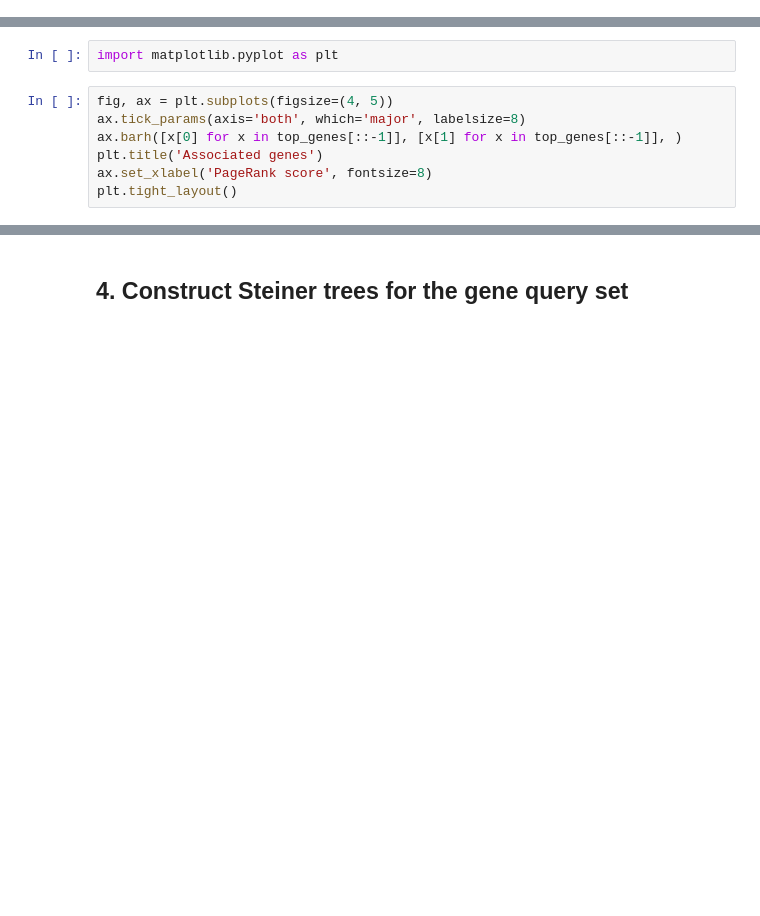
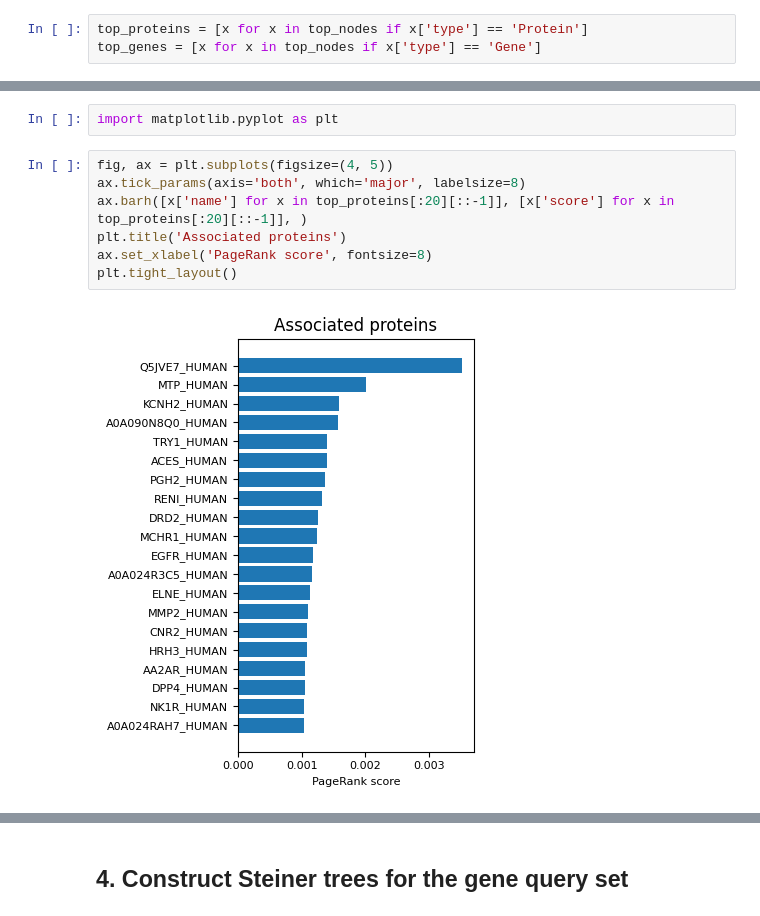
Before and after one commit to yjzhang/kg_feature_engineering, a Jupyter notebook: notebooks/Feature_Analysis.ipynb, the cells around one changed output, grey strips where cells are left out. Cells and saved outputs as stored; diff of their text form; blank space fills up the shorter version.

```diff
--- a/notebooks/Feature_Analysis.ipynb
+++ b/notebooks/Feature_Analysis.ipynb
@@ -105,6 +105,9 @@ top_nodes[:50]
   'type': 'Protein',
   'score': 0.0008526303984938698},
  {'name': 'MK14_HUMAN', 'type': 'Protein', 'score': 0.0008479194748798482}]
+# %%
+top_proteins = [x for x in top_nodes if x['type'] == 'Protein']
+top_genes = [x for x in top_nodes if x['type'] == 'Gene']
 # %%
 top_nodes_ratio[:50]
 # %% [output]
@@ -132,7 +135,9 @@ import matplotlib.pyplot as plt
 # %%
 fig, ax = plt.subplots(figsize=(4, 5))
 ax.tick_params(axis='both', which='major', labelsize=8)
-ax.barh([x[0] for x in top_genes[::-1]], [x[1] for x in top_genes[::-1]], )
-plt.title('Associated genes')
+ax.barh([x['name'] for x in top_proteins[:20][::-1]], [x['score'] for x in top_proteins[:20][::-1]], )
+plt.title('Associated proteins')
 ax.set_xlabel('PageRank score', fontsize=8)
 plt.tight_layout()
+# %% [output]
+[figure, added]
```
Also changed, not shown: parts of 10 cells of this notebook.
